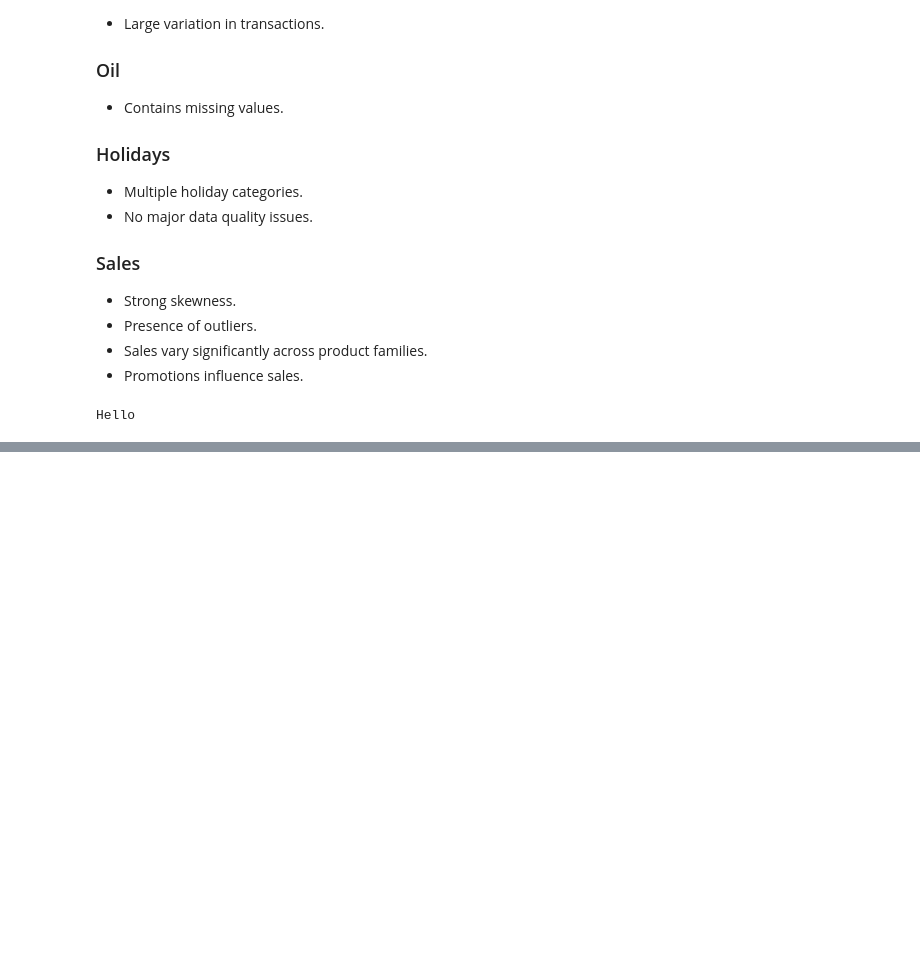
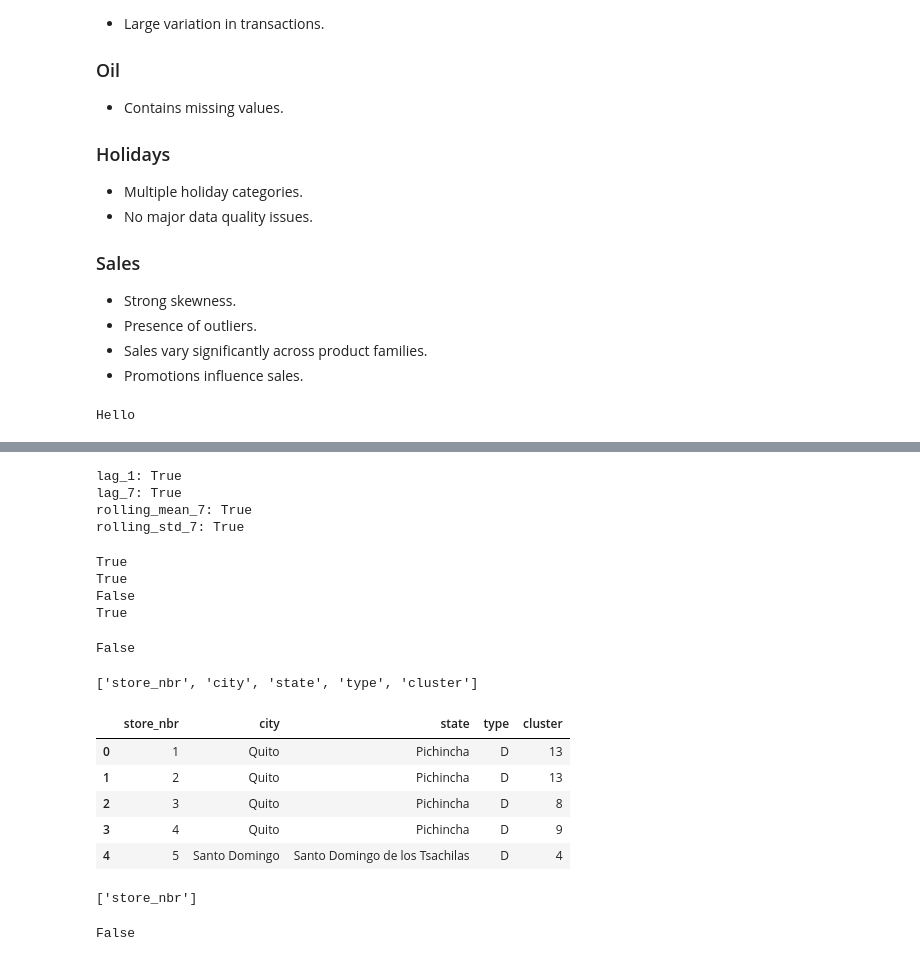
Before and after one commit to rahulydv31/Retail-Sales-Forecasting, a Jupyter notebook: notebooks/eda.ipynb, the cells around one changed output, grey strips where cells are left out. Saved outputs shown, nothing was run; the diff lists cells and outputs as text; code cells hidden in the pictures; blank space fills up the shorter version.

```diff
--- a/notebooks/eda.ipynb
+++ b/notebooks/eda.ipynb
@@ -571,0 +694,51 @@ print(featured.columns.tolist())
+# %%
+print("lag_1:", "lag_1" in featured.columns)
+print("lag_7:", "lag_7" in featured.columns)
+print("rolling_mean_7:", "rolling_mean_7" in featured.columns)
+print("rolling_std_7:", "rolling_std_7" in featured.columns)
+# %% [output]
+lag_1: True
+lag_7: True
+rolling_mean_7: True
+rolling_std_7: True
+# %%
+featured = pd.read_csv("../data/featured/featured_sales.csv")
+
+print("city" in featured.columns)
+print("state" in featured.columns)
+print("store_type" in featured.columns)
+print("cluster" in featured.columns)
+# %% [output]
+True
+True
+False
+True
+# %%
+print("type" in featured.columns)
+# %% [output]
+False
+# %%
+import pandas as pd
+
+stores = pd.read_csv("../data/raw/stores.csv")
+
+print(stores.columns.tolist())
+# %% [output]
+['store_nbr', 'city', 'state', 'type', 'cluster']
+# %%
+stores.head()
+# %% [output]
+|  | store_nbr | city | state | type | cluster |
+| 0 | 1 | Quito | Pichincha | D | 13 |
+| 1 | 2 | Quito | Pichincha | D | 13 |
+| 2 | 3 | Quito | Pichincha | D | 8 |
+| 3 | 4 | Quito | Pichincha | D | 9 |
+| 4 | 5 | Santo Domingo | Santo Domingo de los Tsachilas | D | 4 |
+# %%
+[col for col in featured.columns if "store" in col.lower()]
+# %% [output]
+['store_nbr']
+# %%
+print("store_type" in featured.columns)
+# %% [output]
+False
```
Also changed, not shown: parts of 11 cells of this notebook, 1 other file.
